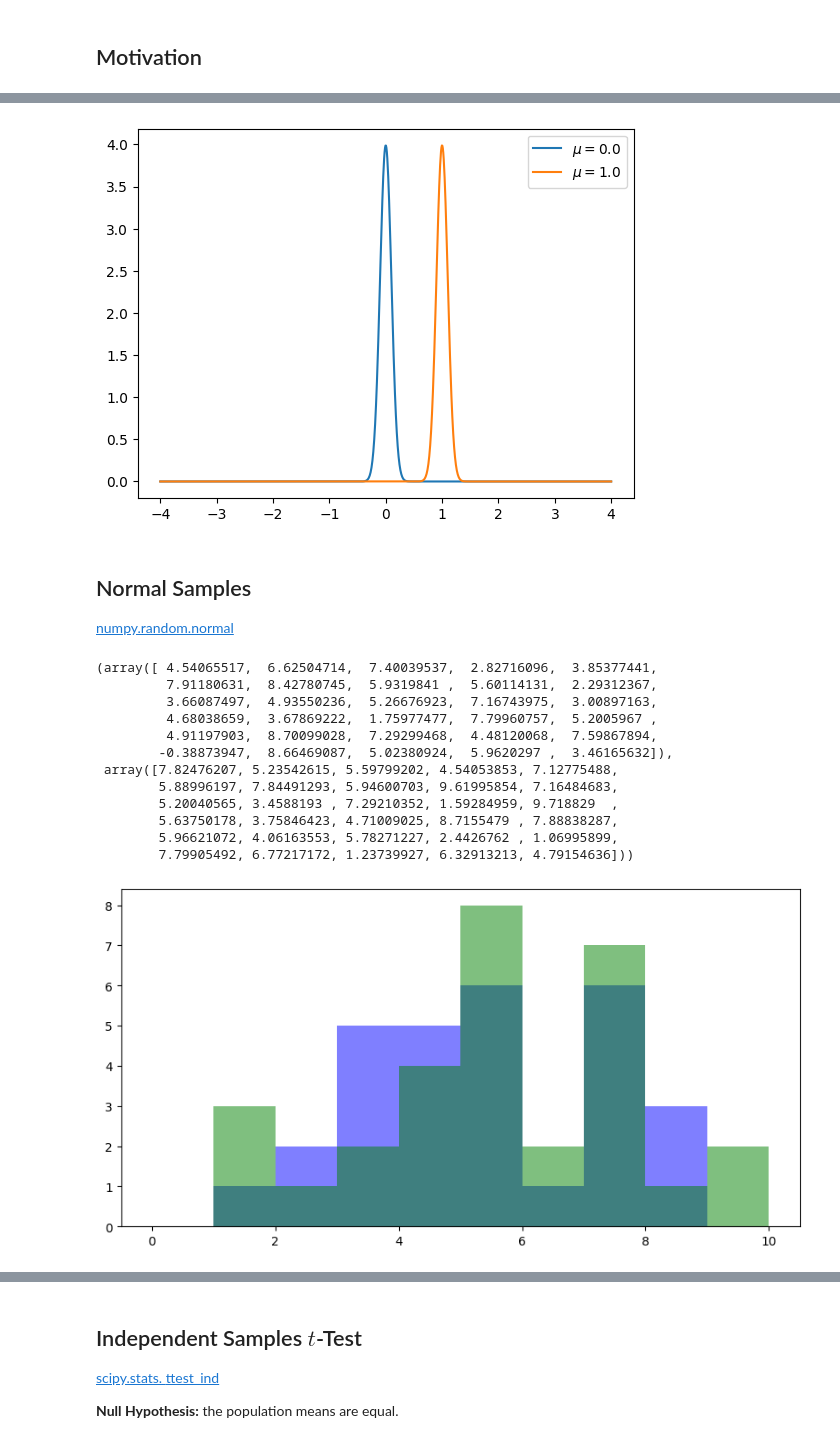
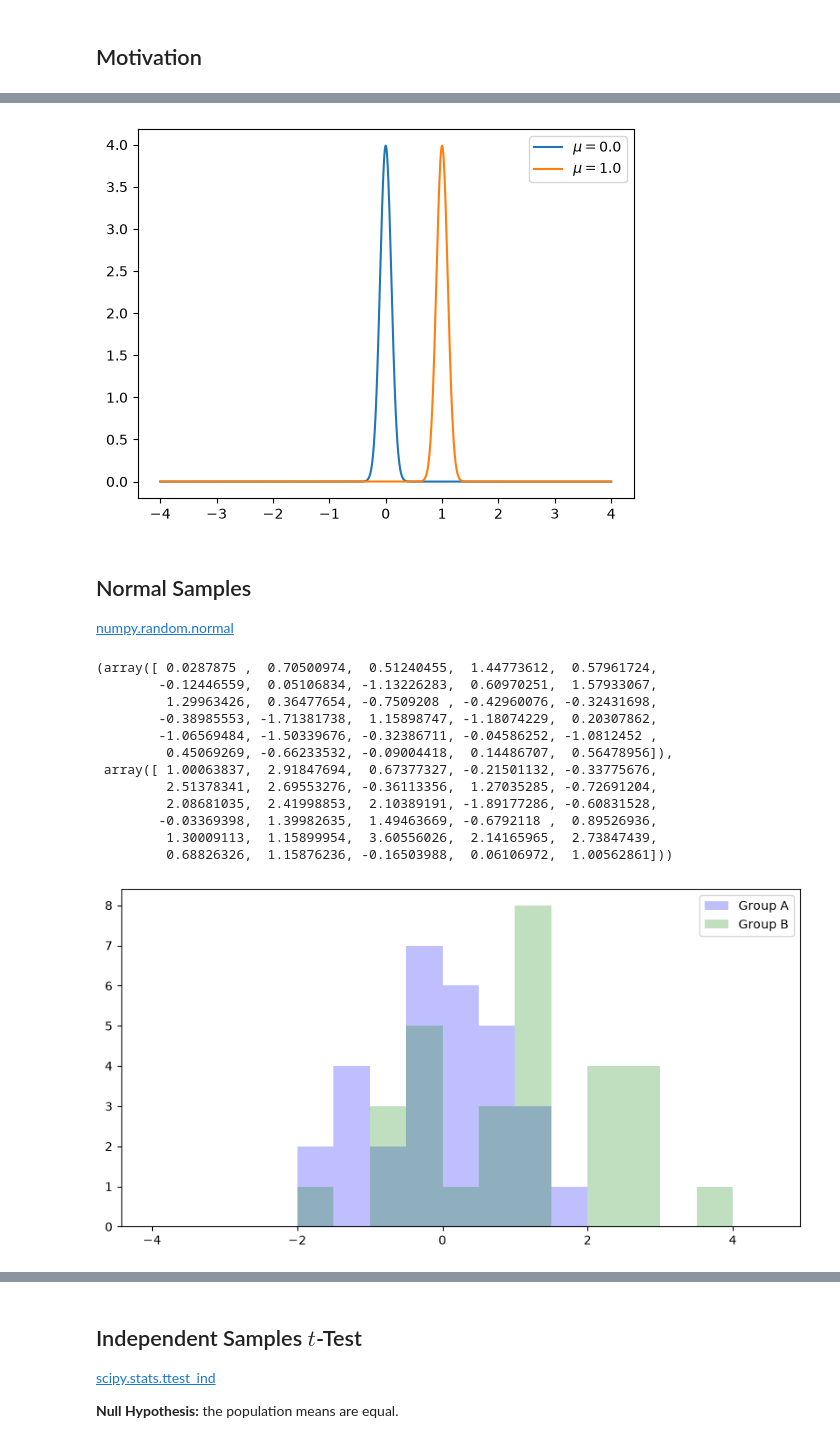
Before and after one commit to ianmcloughlin/applied-statistics, a Jupyter notebook: notes/t-tests.ipynb, the cells around one changed output, grey strips where cells are left out. Cells and saved outputs as stored; diff of their text form; code cells hidden in the pictures.

```diff
--- a/notes/t-tests.ipynb
+++ b/notes/t-tests.ipynb
@@ -33,7 +33,7 @@ ax.legend();
 fig, ax = plt.subplots()
 
 # X values.
-x = np.linspace(-4.0, 4.0, 1000)
+x = np.linspace(-4.0, 4.0, 1001)
 
 # Two normal distributions.
 ax.plot(x, stats.norm.pdf(x, 0.0, 0.1), label=r'$\mu = 0.0$')
@@ -41,44 +41,47 @@ ax.plot(x, stats.norm.pdf(x, 1.0, 0.1), label=r'$\mu = 1.0$')
 
 ax.legend();
 # %% [output]
-[figure, old version]
+[figure, new version]
 # %% [markdown]
 ## Normal Samples
 
 [numpy.random.normal](https://numpy.org/doc/2.0/reference/random/generated/numpy.random.normal.html)
 # %%
 # Group A.
-group_a = np.random.normal(5, 2, 30)
+group_a = np.random.normal(0.0, 1.0, 30)
 
 # Group B.
-group_b = np.random.normal(6, 2, 30)
+group_b = np.random.normal(1.0, 1.0, 30)
 
 # Show.
 group_a, group_b
 # %% [output]
-(array([ 4.54065517,  6.62504714,  7.40039537,  2.82716096,  3.85377441,
-         7.91180631,  8.42780745,  5.9319841 ,  5.60114131,  2.29312367,
-         3.66087497,  4.93550236,  5.26676923,  7.16743975,  3.00897163,
-         4.68038659,  3.67869222,  1.75977477,  7.79960757,  5.2005967 ,
-         4.91197903,  8.70099028,  7.29299468,  4.48120068,  7.59867894,
-        -0.38873947,  8.66469087,  5.02380924,  5.9620297 ,  3.46165632]),
- array([7.82476207, 5.23542615, 5.59799202, 4.54053853, 7.12775488,
-        5.88996197, 7.84491293, 5.94600703, 9.61995854, 7.16484683,
-        5.20040565, 3.4588193 , 7.29210352, 1.59284959, 9.718829  ,
-        5.63750178, 3.75846423, 4.71009025, 8.7155479 , 7.88838287,
-        5.96621072, 4.06163553, 5.78271227, 2.4426762 , 1.06995899,
-        7.79905492, 6.77217172, 1.23739927, 6.32913213, 4.79154636]))
+(array([ 0.0287875 ,  0.70500974,  0.51240455,  1.44773612,  0.57961724,
+        -0.12446559,  0.05106834, -1.13226283,  0.60970251,  1.57933067,
+         1.29963426,  0.36477654, -0.7509208 , -0.42960076, -0.32431698,
+        -0.38985553, -1.71381738,  1.15898747, -1.18074229,  0.20307862,
+        -1.06569484, -1.50339676, -0.32386711, -0.04586252, -1.0812452 ,
+         0.45069269, -0.66233532, -0.09004418,  0.14486707,  0.56478956]),
+ array([ 1.00063837,  2.91847694,  0.67377327, -0.21501132, -0.33775676,
+         2.51378341,  2.69553276, -0.36113356,  1.27035285, -0.72691204,
+         2.08681035,  2.41998853,  2.10389191, -1.89177286, -0.60831528,
+        -0.03369398,  1.39982635,  1.49463669, -0.6792118 ,  0.89526936,
+         1.30009113,  1.15899954,  3.60556026,  2.14165965,  2.73847439,
+         0.68826326,  1.15876236, -0.16503988,  0.06106972,  1.00562861]))
 # %%
 # Create an empty data frame.
 fig, ax = plt.subplots(figsize=(10, 5))
 
 # Create histogram.
-ax.hist(group_a, bins=np.arange(11), color='blue', alpha=0.5, label='Group A')
+ax.hist(group_a, bins=np.arange(-4.0, 5.0, 0.5), color='blue', alpha=0.25, label='Group A')
 
 # Create histogram.
-ax.hist(group_b, bins=np.arange(11), color='green', alpha=0.5, label='Group B');
+ax.hist(group_b, bins=np.arange(-4.0, 5.0, 0.5), color='green', alpha=0.25, label='Group B')
+
+# Legend.
+ax.legend();
 # %% [output]
-[figure, old version]
+[figure, new version]
 # %%
 # Create a strip plot.
 sns.stripplot(data=[group_a, group_b]);
```
Also changed, not shown: parts of 12 cells of this notebook.
